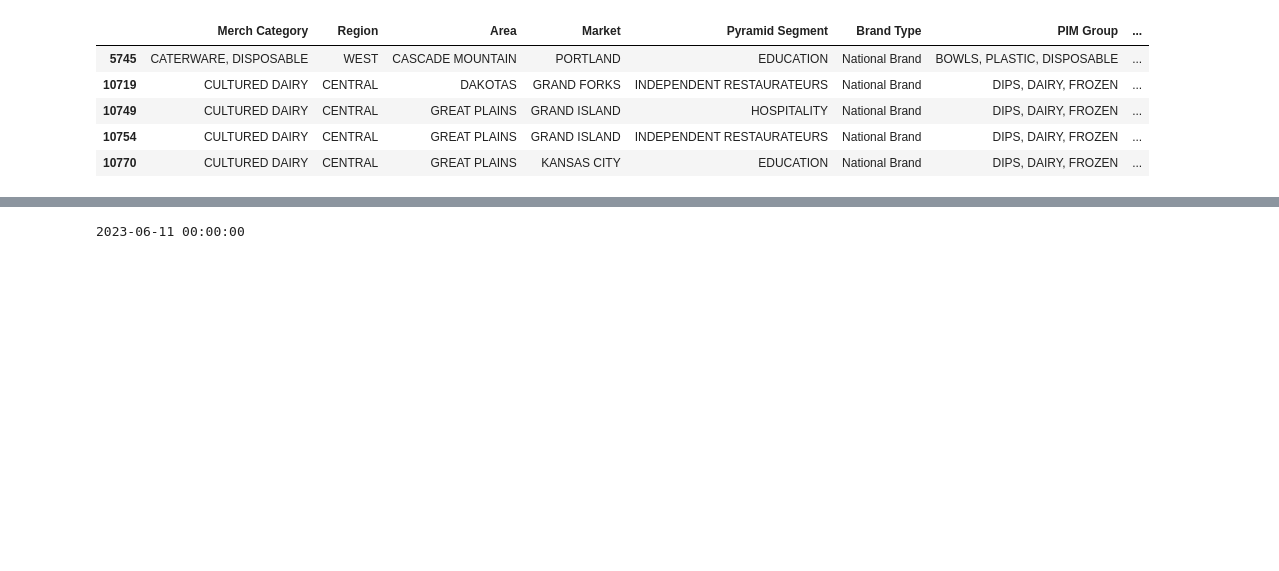
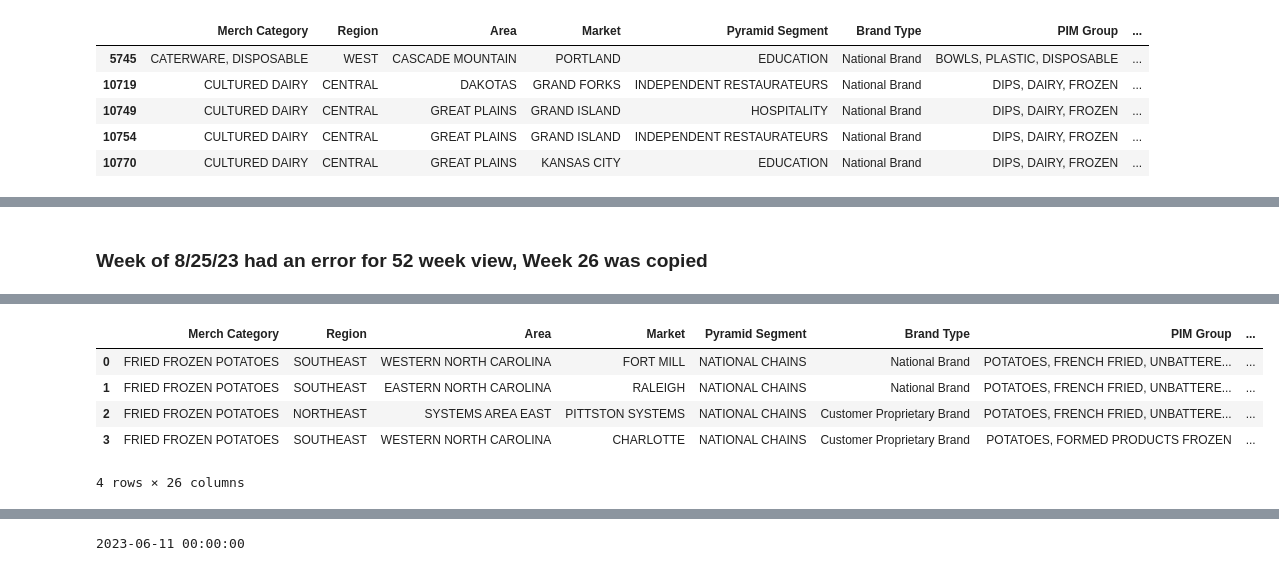
Before and after one commit to mfnewatter/Data-Update, a Jupyter notebook: sell_out_compile.ipynb, the cells around one changed output, grey strips where cells are left out. Drawn from its saved outputs; the diff is of its cells as text; code cells hidden in the pictures; blank space fills up the shorter version.

```diff
--- a/sell_out_compile.ipynb
+++ b/sell_out_compile.ipynb
@@ -92,3 +115,0 @@ df_sellout.head(3)
-# %%
-df.loc[~df['McCain SKU ID'].isna(), 'match'] = 1
-df.loc[df['McCain SKU ID'].isna(), 'match'] = 0
@@ -470,6 +535,8 @@ Index(['Merch Category', 'Region', 'Area', 'Market', 'Pyramid Segment',
       dtype='object')
 # %%
-test1.rename(columns={'LB Category Current':'LB Category Current 13',
+num = 13
+
+test1.rename(columns={'LB Category Current':f'LB Category Current {num}',
                       'LB Vendor Previous':'LB Vendor Previous 13',
                       'LB Vendor Current':'LB Vendor Previous 13',
                       'Fair Share Opportunity Previous':'Fair Share Opportunity Previous 13',
@@ -516,0 +620,12 @@ test[test['LB Vendor Current']>0].head()
+# %%
+import datetime
+import os
+
+dir_path = r'C:\Users\newatter\OneDrive - McCain Foods Limited\Weekly Update Files'
+
+all_share = pd.DataFrame()
+a = 0
+# Loop through all files and subdirectories under the directory
+for root, dirs, files in os.walk(dir_path):
+    for folder in dirs:
+        print(folder)
@@ -517,3 +650,5 @@ test[test['LB Vendor Current']>0].head()
+# %% [markdown]
+### Week of 8/25/23 had an error for 52 week view, Week 26 was copied
 # %%
 import datetime
 import os
@@ -522,30 +657,48 @@ dir_path = r'C:\Users\newatter\OneDrive - McCain Foods Limited\Weekly Update Fil
 
 all_share = pd.DataFrame()
 
+merge_columns = ['Merch Category', 'Region', 'Area', 'Market', 'Pyramid Segment','Brand Type', 'PIM Group','Date']
+
 # Loop through all files and subdirectories under the directory
 for root, dirs, files in os.walk(dir_path):
-    for filename in files:
-        # Get the full path of the file
-        file_path = os.path.join(root, filename)
+    for folder in dirs:
+        join_df = pd.DataFrame()
 
-        print(root)
-        #look for all files with US Foods and .csv in title
-        #pattern = r'.*US Foods Fair Share 13.*\.csv$'
+        for filename in files:
+            # Get the full path of the file
+            file_path = os.path.join(root, filename)
 
-        #if re.search(pattern, filename):
-            # Read the CSV file into a temporary dataframe
-        #    df_temp1 = pd.read_excel(file_path)
+            pattern = r'\d{4}-\d{2}-\d{2}'
 
-        #    filename_str = os.path.splitext(filename)[0]
+            match = re.search(pattern, root)
 
-        #    date_str = datetime.datetime.strptime(filename_str, "%d %b %Y").date()
+            if match:
+                date = match.group()
 
-        #    df_temp['Date'] = date_str
+            for num in [13, 26, 52]:
 
-            # Concatenate the filtered data into the main dataframe
-        #    if len(df_temp) > 0:
-        #        all_inv = pd.concat([all_inv, df_temp], ignore_index=True)
+                #look for all files with US Foods and .csv in title
+                pattern = r'.*US Foods Fair Share ' + str(num) + r'.*\.csv$'
 
-#print(all_inv.shape)
-#all_inv.head(4)
+                if re.search(pattern, filename):
+                    #print(file_path)
+                    df_temp = pd.read_csv(file_path)
+
+                    df_temp['Date'] = date
+                    df_temp = rename_columns(clean_columns(df_temp), num)
+
+                    df_temp.drop(columns={'Share Previous', 'Share Current'}, inplace=True)
+                    # Concatenate the filtered data into the main dataframe
+
+                    if len(join_df) < 1:
+                        join_df = df_temp
+                    else:
+                        join_df = join_df.merge(df_temp, how='outer', on=merge_columns)
+                        #print(join_df.columns)
+
+    if len(join_df) > 0:
+            all_share = pd.concat([all_share, join_df], ignore_index=False)
+
+print(all_share.shape)
+all_share.head(4)
 # %% [output]
@@ -568,0 +706,6 @@ C:\Users\newatter\OneDrive - McCain Foods Limited\Weekly Update Files\2023-06-16
+|  | Merch Category | Region | Area | Market | Pyramid Segment | Brand Type | PIM Group | ... |
+| 0 | FRIED FROZEN POTATOES | SOUTHEAST | WESTERN NORTH CAROLINA | FORT MILL | NATIONAL CHAINS | National Brand | POTATOES, FRENCH FRIED, UNBATTERE... | ... |
+| 1 | FRIED FROZEN POTATOES | SOUTHEAST | EASTERN NORTH CAROLINA | RALEIGH | NATIONAL CHAINS | National Brand | POTATOES, FRENCH FRIED, UNBATTERE... | ... |
+| 2 | FRIED FROZEN POTATOES | NORTHEAST | SYSTEMS AREA EAST | PITTSTON SYSTEMS | NATIONAL CHAINS | Customer Proprietary Brand | POTATOES, FRENCH FRIED, UNBATTERE... | ... |
+| 3 | FRIED FROZEN POTATOES | SOUTHEAST | WESTERN NORTH CAROLINA | CHARLOTTE | NATIONAL CHAINS | Customer Proprietary Brand | POTATOES, FORMED PRODUCTS FROZEN | ... |
+4 rows × 26 columns
```
Also changed, not shown: parts of 39 cells of this notebook, 22 other files.
